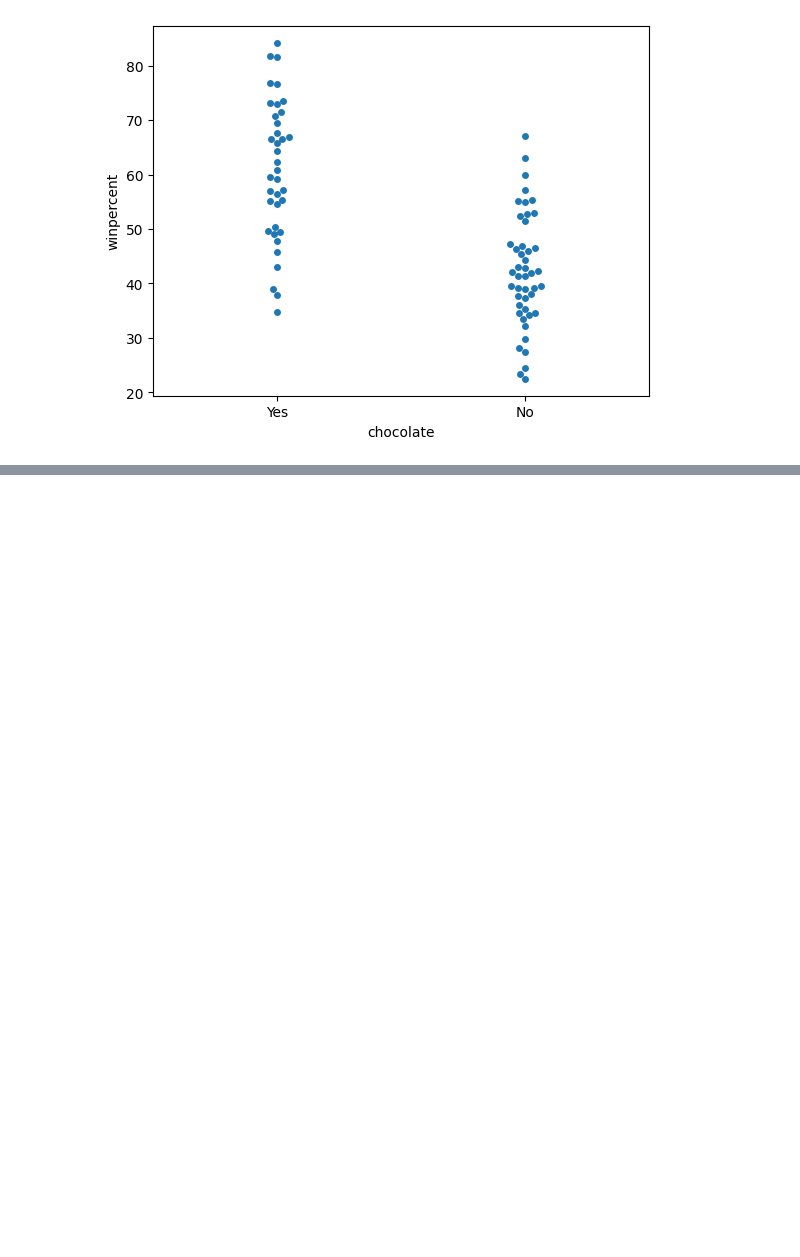
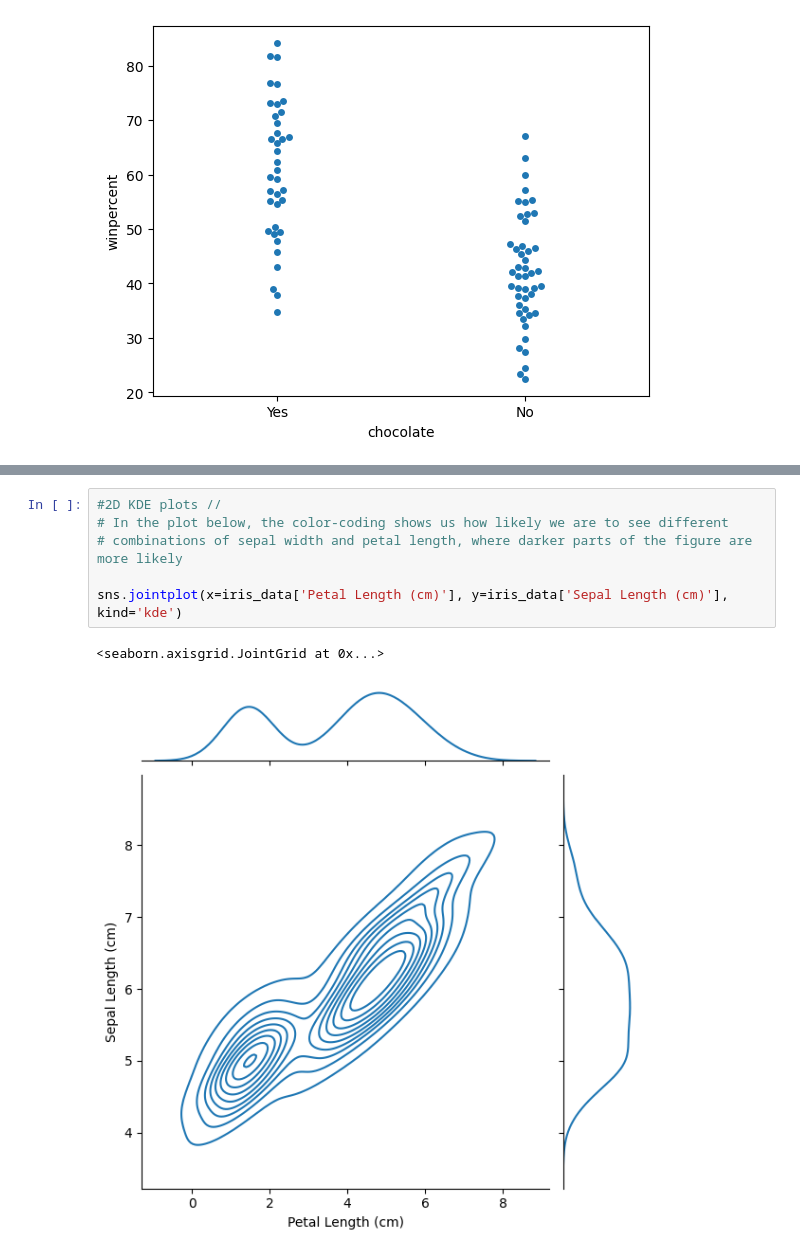
Before and after one commit to sandeshshrestha-git/ds-sprint, a Jupyter notebook: Visualization/kagglevis.ipynb, the cells around one changed output, grey strips where cells are left out. Cells and saved outputs as stored; diff of their text form; blank space fills up the shorter version.

```diff
--- a/Visualization/kagglevis.ipynb
+++ b/Visualization/kagglevis.ipynb
@@ -379,0 +417,9 @@ sns.swarmplot(x=candy_data.chocolate,
+# %%
+#2D KDE plots //
+# In the plot below, the color-coding shows us how likely we are to see different
+# combinations of sepal width and petal length, where darker parts of the figure are more likely
+
+sns.jointplot(x=iris_data['Petal Length (cm)'], y=iris_data['Sepal Length (cm)'], kind='kde')
+# %% [output]
+<seaborn.axisgrid.JointGrid at 0x...>
+[figure, added]
```
Also changed, not shown: parts of 14 cells of this notebook.
